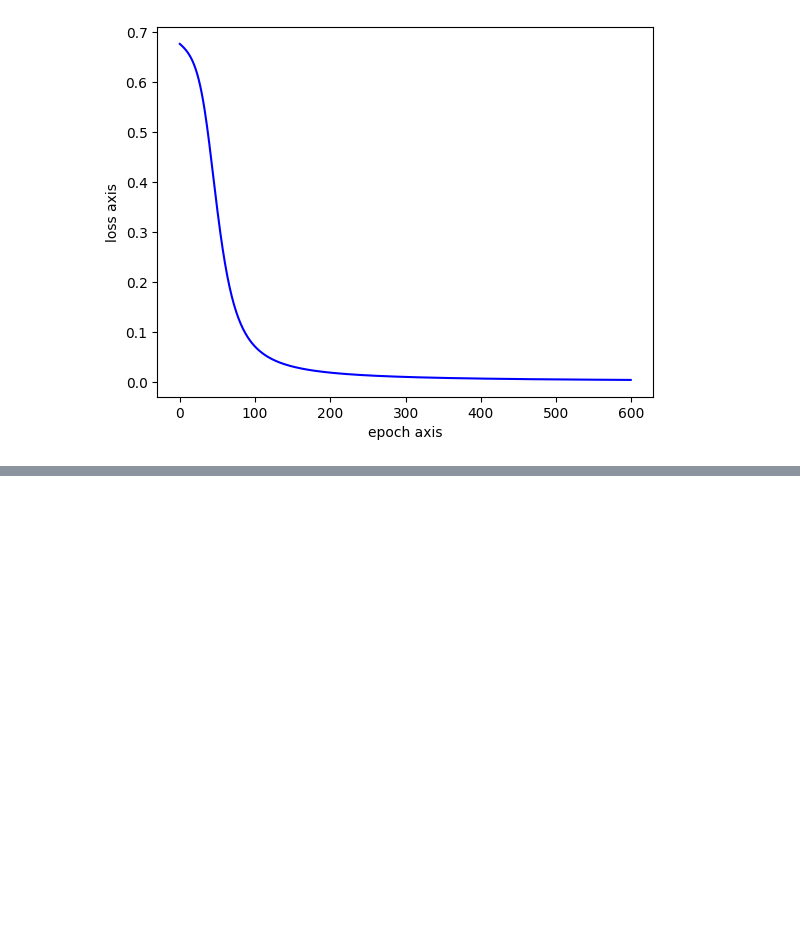
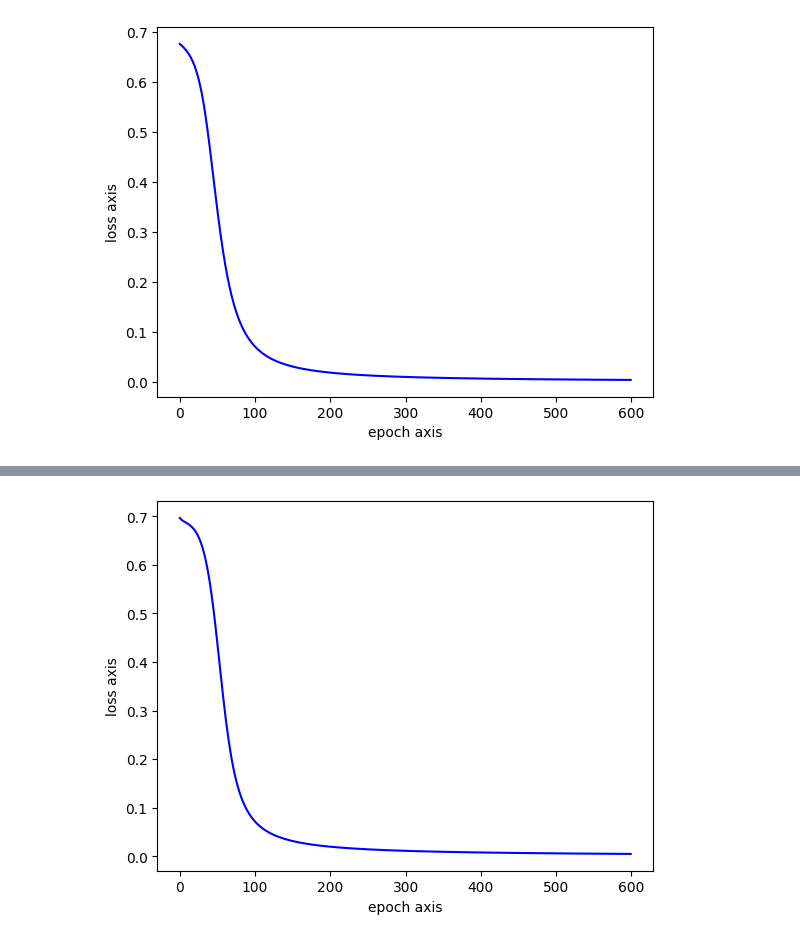
Before and after one commit to lucker3900/machine_learning, a Jupyter notebook: test23.ipynb, the cells around one changed output, grey strips where cells are left out. Saved outputs shown, nothing was run; the diff lists cells and outputs as text; code cells hidden in the pictures; blank space fills up the shorter version.

```diff
--- a/test23.ipynb
+++ b/test23.ipynb
@@ -124,0 +129,78 @@ Epochs: 591 loss 0.0039 W1_grad [ 0. -0.  0. -0.] W2_grad [ 0.01  0.01 -0.01 -0.
+# %%
+#前向传播,求y_pred
+def tb_forward(W1, W2, b1, b2, X):
+  Z = torch.matmul(X, W1) + b1
+  H = torch.tanh(Z)
+
+  Zout = torch.matmul(H, W2) + b2
+  y_pred = torch.softmax(Zout, dim=0)
+  return y_pred
+# %%
+#计算损失loss函数
+def tb_compute_loss(y_true, y_pred):
+  loss = -torch.sum(y_true * torch.log(y_pred + 1e-10)) / y_pred.shape[0]
+  return loss
+# %%
+#初始化参数
+X = torch.tensor([[0.5, 0.2],
+          [0.1, 0.7]]) # shape (2,2)
+
+# 标签（one-hot）
+y_true = torch.tensor([[1, 0],
+            [0, 1]])  # shape (2,2)
+
+# 权重和偏置初始化
+W1 = torch.tensor([[0.1, 0.3],
+          [0.2, 0.4]],requires_grad=True)  # shape (2, 2)
+
+b1 = torch.tensor([[0.1],
+          [0.2]],requires_grad=True)     # shape (2, 1)
+
+W2 = torch.tensor([[0.5, 0.6],
+          [0.7, 0.8]],requires_grad=True)  # shape (2, 2)
+
+b2 = torch.tensor([[0.1],
+          [0.2]],requires_grad=True)     # shape (2, 1)
+
+learning_rate = 0.1
+
+losses = []
+tb_epochs = 600
+
+for epoch in range(tb_epochs):
+  y_pred = tb_forward(W1, W2, b1, b2, X)
+
+  #求loss损失
+  loss = tb_compute_loss(y_true, y_pred)
+  losses.append(loss.flatten().mean().item())
+
+  if W1.grad is not None:
+    W1.grad.zero_()
+    W2.grad.zero_()
+    b1.grad.zero_()
+    b2.grad.zero_()
+
+  #反向传导,梯度计算
+  loss.backward()
+
+  #更新参数
+  with torch.no_grad():
+    W1 -= learning_rate * W1.grad
+    W2 -= learning_rate * W2.grad
+    b1 -= learning_rate * b1.grad
+    b2 -= learning_rate * b2.grad
+
+  if epoch%10 == 0:
+    print(f"Eporch: {epoch + 1}",
+      f"loss: {loss.flatten().mean():0.4f}",
+      f"W1_grad: {W1.grad.flatten().numpy().round(2)}",
+      f"W2_grad: {W2.grad.flatten().numpy().round(2)}",
+      f"b1_grad, {b1.grad.flatten().numpy().round(2)}",
+      f"b2_grad, {b2.grad.flatten().numpy().round(2)}"
+      )
+
+plt.plot(range(tb_epochs), losses, "blue")
+plt.xlabel("epoch axis")
+plt.ylabel("loss axis")
+plt.show()
+# %% [output]
@@ -124,0 +224 @@ Epochs: 591 loss 0.0039 W1_grad [ 0. -0.  0. -0.] W2_grad [ 0.01  0.01 -0.01 -0.
+[figure, added]
```
Also changed, not shown: parts of 2 cells of this notebook.
